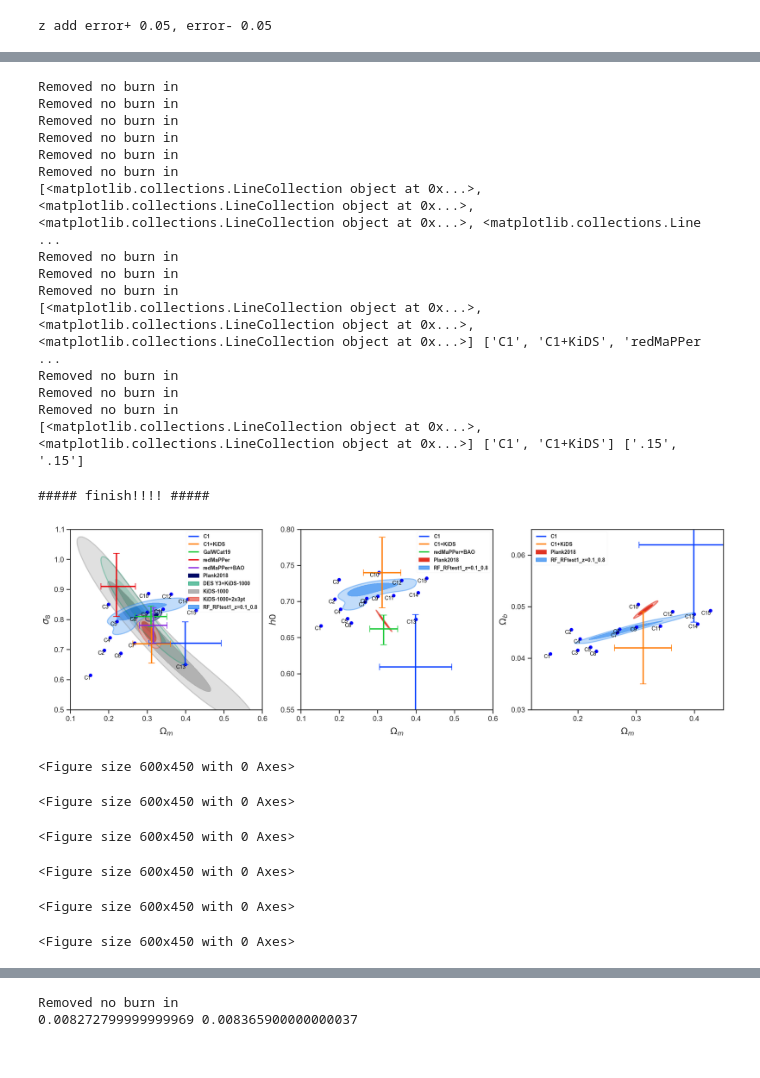
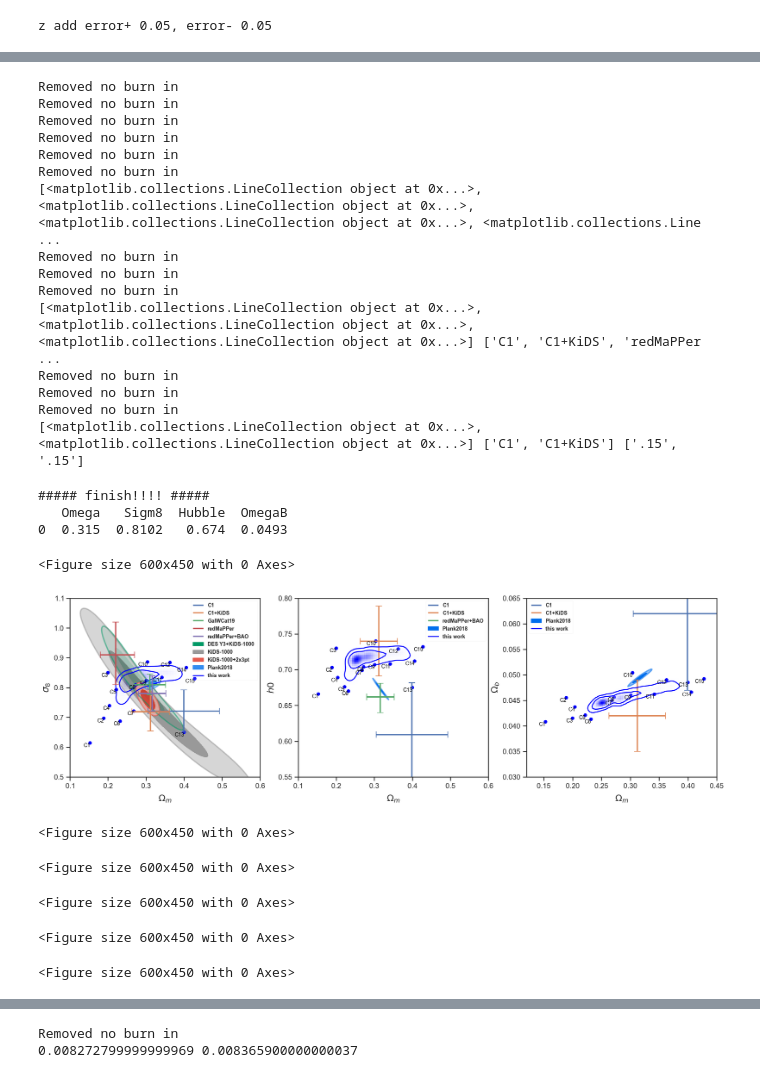
Before and after one commit to Fucheng-Zhong/MLCI, a Jupyter notebook: main_test.ipynb, the cells around one changed output, grey strips where cells are left out. Drawn from its saved outputs; the diff is of its cells as text; code cells hidden in the pictures.

```diff
--- a/main_test.ipynb
+++ b/main_test.ipynb
@@ -728,32 +596,36 @@ plot.plot_corner(results, ref_point='C8', test_set='boost_sample', fname=fname,s
 # %%
 from MLCI.visualization import comparision
+from MLCI.visualization import plot
 import pandas as pd
 test_name = 'RFtest1'
 z_0, z_1 = 0.1, 0.8
 results = pd.read_csv(f"./results/{test_name}/observation.csv")
 subset = results[(results['z'] >= z_0) & (results['z'] < z_1)]
 catalog_names ={f"RF_{test_name}_z={z_0:.1f}_{z_1:.1f}": subset}
-comparision.RF_smooth = 0.8
-comparision.compare(catalog_names, fname=f"figures/{test_name}_z={z_0:.1f}_{z_1:.1f}.pdf", is_csv=False)
+comparision.RF_smooth = 0.70
+comparision.new_compare(catalog_names, fname=f"figures/new_{test_name}_z={z_0:.1f}_{z_1:.1f}.pdf", is_csv=False)
+plot.plot_corner(subset, ref_point='Planck2018', smooth=1.0, test_set='observed_samples', fname=f"figures/Planck2018_{test_name}_z={z_0:.1f}_{z_1:.1f}.pdf", show_pdf=False,show_datapoint=False, show_cos_name=False)
 # %% [output]
 Removed no burn in
 Removed no burn in
 Removed no burn in
 Removed no burn in
 Removed no burn in
 Removed no burn in
 [<matplotlib.collections.LineCollection object at 0x...>, <matplotlib.collections.LineCollection object at 0x...>, <matplotlib.collections.LineCollection object at 0x...>, <matplotlib.collections.Line ...
 Removed no burn in
 Removed no burn in
 Removed no burn in
 [<matplotlib.collections.LineCollection object at 0x...>, <matplotlib.collections.LineCollection object at 0x...>, <matplotlib.collections.LineCollection object at 0x...>] ['C1', 'C1+KiDS', 'redMaPPer ...
 Removed no burn in
 Removed no burn in
 Removed no burn in
 [<matplotlib.collections.LineCollection object at 0x...>, <matplotlib.collections.LineCollection object at 0x...>] ['C1', 'C1+KiDS'] ['.15', '.15']
 ##### finish!!!! #####
+   Omega   Sigm8  Hubble  OmegaB
+0  0.315  0.8102   0.674  0.0493
+<Figure size 600x450 with 0 Axes>
-[figure, old version]
+[figure, new version]
-<Figure size 600x450 with 0 Axes>
 <Figure size 600x450 with 0 Axes>
 <Figure size 600x450 with 0 Axes>
 <Figure size 600x450 with 0 Axes>
```
Also changed, not shown: parts of 14 cells of this notebook, 5 other files.
